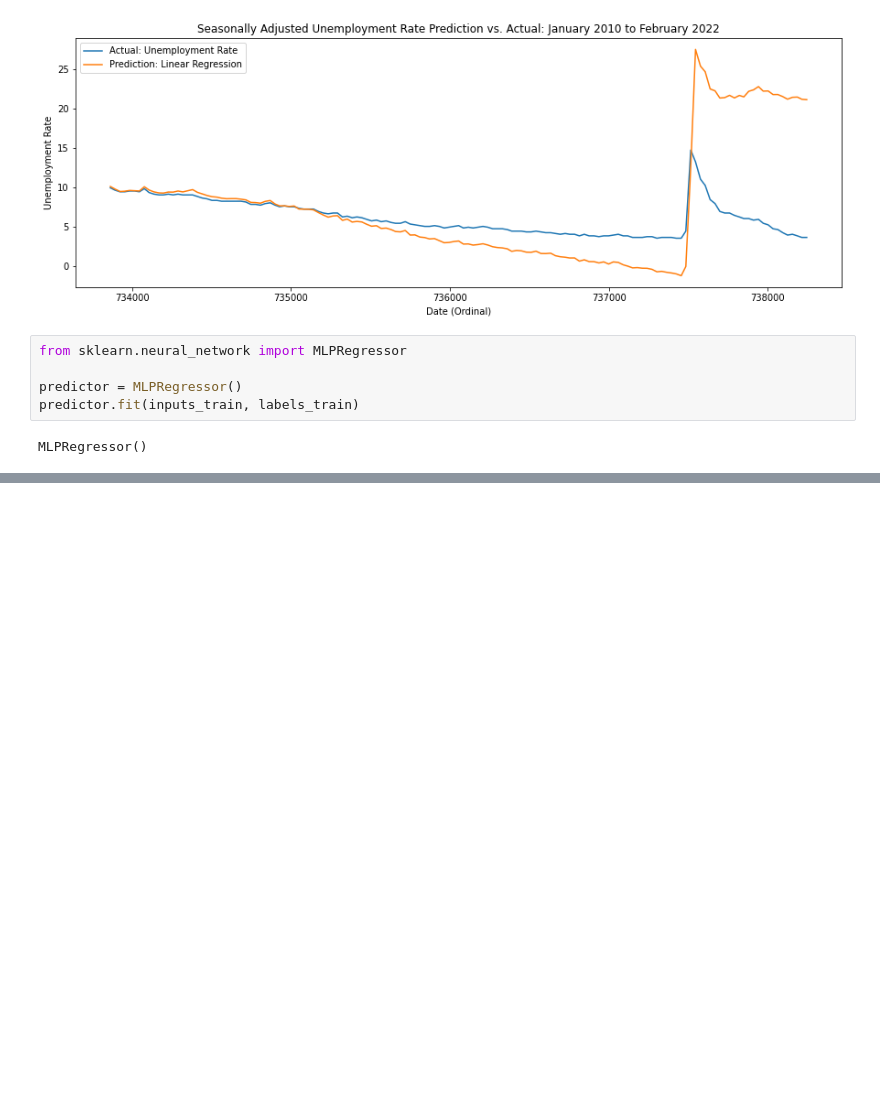
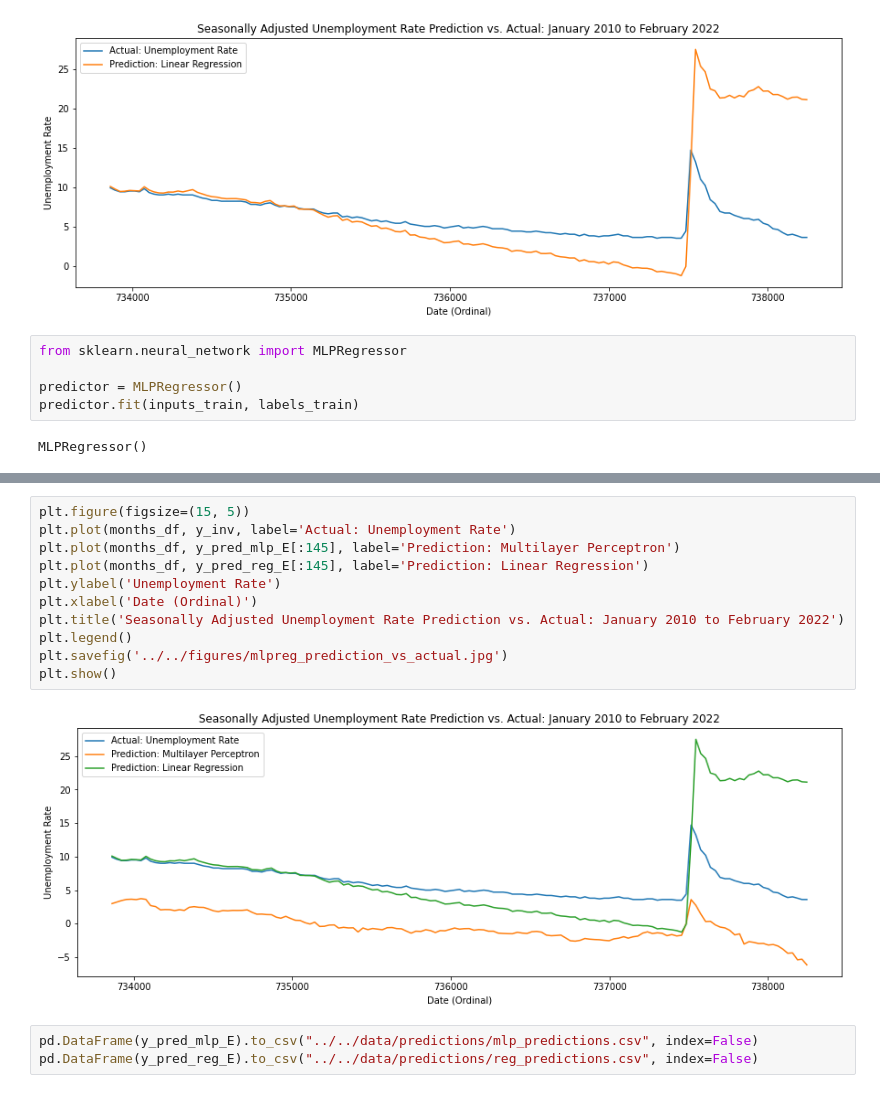
Before and after one commit to JayRPhilbrick/dl-economy-jayandshivani, a Jupyter notebook: code/predictors/naive_reg.ipynb, the cells around one changed output, grey strips where cells are left out. Cells and saved outputs as stored; diff of their text form; blank space fills up the shorter version.

```diff
--- a/code/predictors/naive_reg.ipynb
+++ b/code/predictors/naive_reg.ipynb
@@ -91,0 +114,16 @@ predicted: -0.3958712473605761
+# %%
+plt.figure(figsize=(15, 5))
+plt.plot(months_df, y_inv, label='Actual: Unemployment Rate')
+plt.plot(months_df, y_pred_mlp_E[:145], label='Prediction: Multilayer Perceptron')
+plt.plot(months_df, y_pred_reg_E[:145], label='Prediction: Linear Regression')
+plt.ylabel('Unemployment Rate')
+plt.xlabel('Date (Ordinal)')
+plt.title('Seasonally Adjusted Unemployment Rate Prediction vs. Actual: January 2010 to February 2022')
+plt.legend()
+plt.savefig('../../figures/mlpreg_prediction_vs_actual.jpg')
+plt.show()
+# %% [output]
+[figure, added]
+# %%
+pd.DataFrame(y_pred_mlp_E).to_csv("../../data/predictions/mlp_predictions.csv", index=False)
+pd.DataFrame(y_pred_reg_E).to_csv("../../data/predictions/reg_predictions.csv", index=False)
```
Also changed, not shown: parts of 7 cells of this notebook, 22 other files.
